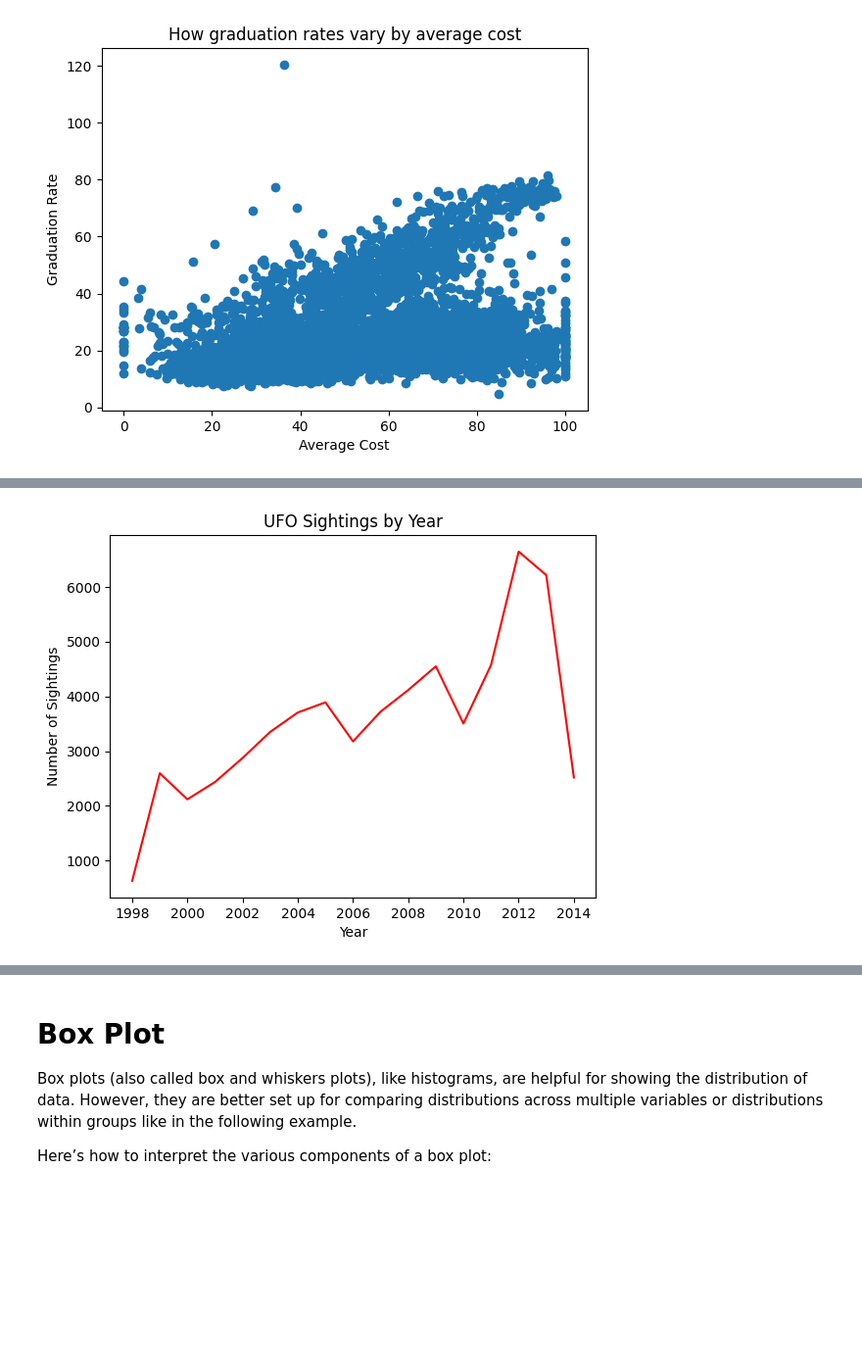
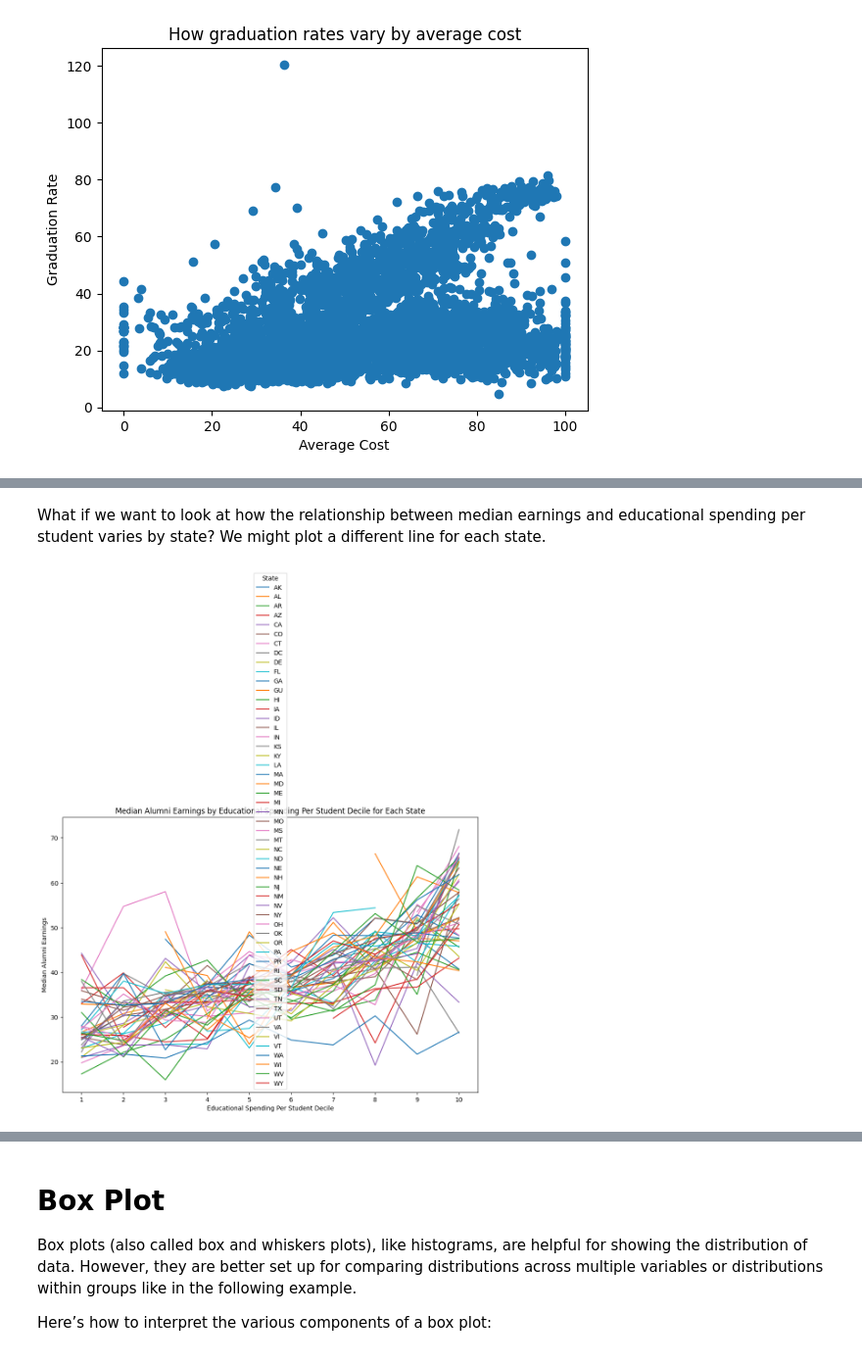
Before and after one commit to kristinporter/DSC201_602, a Jupyter notebook: Python-Notebook3.ipynb, the cells around one changed output, grey strips where cells are left out. Shown at 98% size. Drawn from its saved outputs; the diff is of its cells as text; code cells hidden in the pictures; blank space fills up the shorter version.

```diff
--- a/Python-Notebook3.ipynb
+++ b/Python-Notebook3.ipynb
@@ -263,9 +291,20 @@ dtype: int64
+# %% [markdown]
+What if we want to look at how the relationship between median earnings and educational spending per student varies by state? We might plot a different line for each state.
 # %%
-# Then we can plot this
-plt.plot(sightings_by_year.index, sightings_by_year, color= "red")
-plt.title('UFO Sightings by Year')
-plt.xlabel('Year')
-plt.ylabel('Number of Sightings')
+# Calculate median alumni earnings for each ed_spending_decile and state
+median_earnings_per_bin_state = collegesDat.groupby([ed_spending_deciles, 'state'], observed=False)['med_alum_earnings'].median().unstack()
+
+# Plot the binned data for each state
+median_earnings_per_bin_state.plot(kind='line', figsize=(12, 8))
+plt.title('Median Alumni Earnings by Educational Spending Per Student Decile for Each State')
+plt.xlabel('Educational Spending Per Student Decile')
+plt.ylabel('Median Alumni Earnings')
+
+# Add x-axis labels for each decile
+plt.xticks(ticks=range(10), labels=[f'{i+1}' for i in range(10)])
+
+# Show the plot
+plt.legend(title='State')
 plt.show()
 # %% [output]
-[figure, old version]
+[figure, new version]
```
Also changed, not shown: parts of 25 cells of this notebook.
